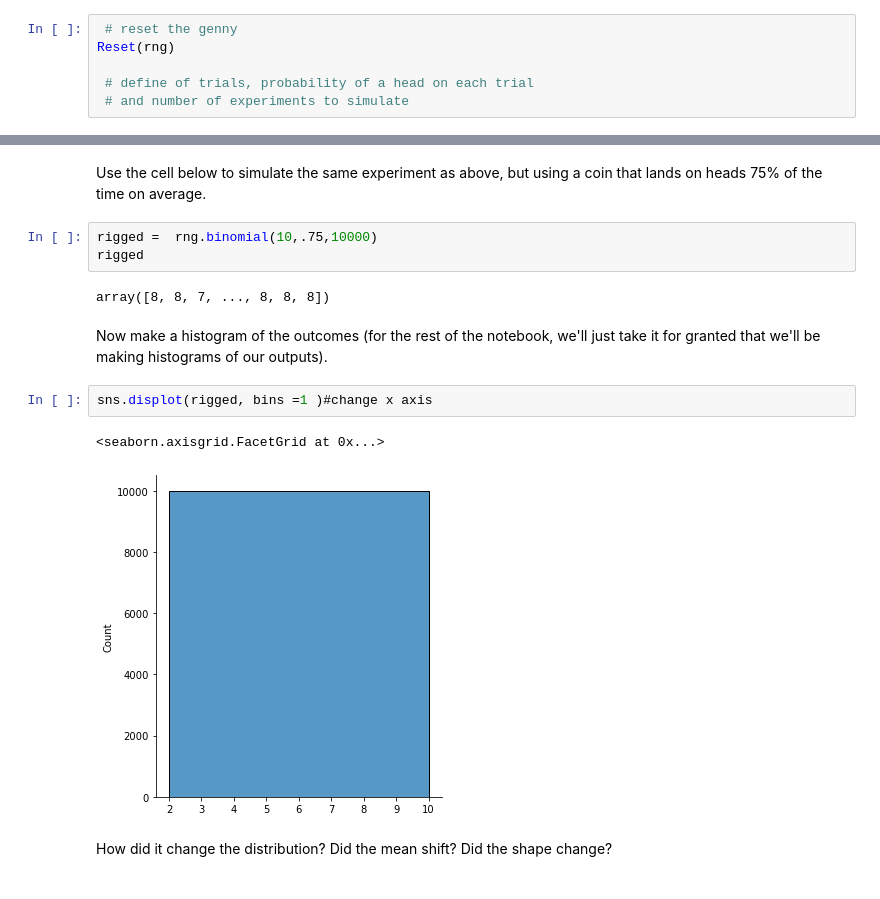
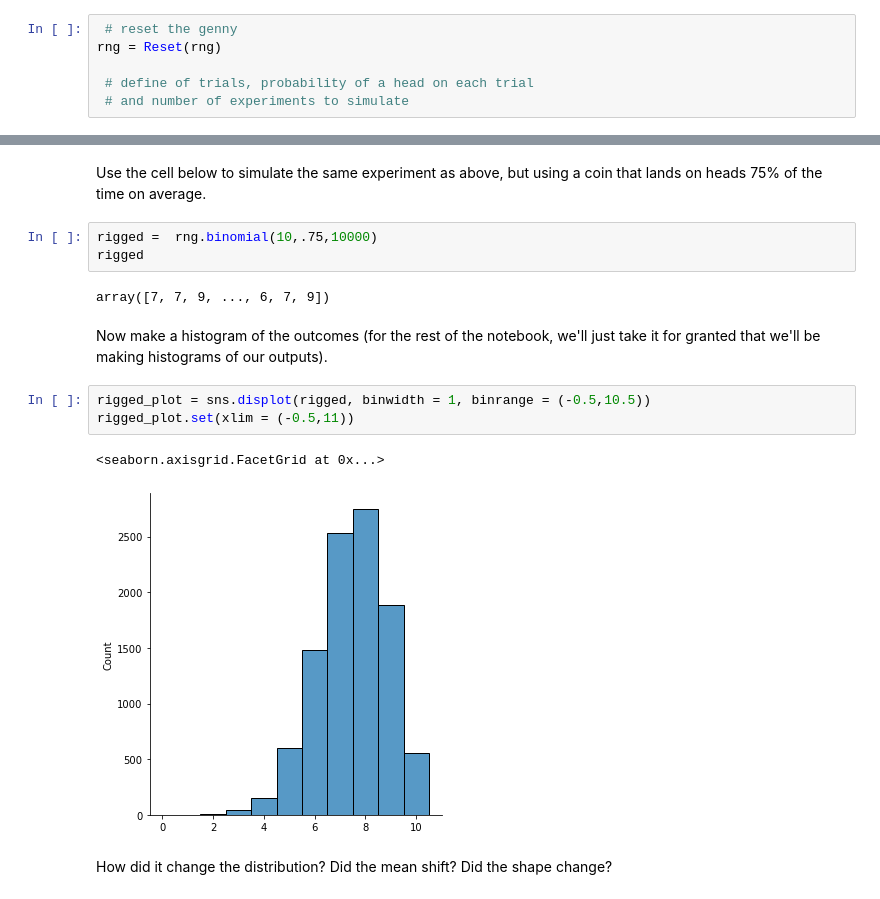
Before and after one commit to scingram1120/FDS-CourseTwo, a Jupyter notebook: t16.ipynb, the cells around one changed output, grey strips where cells are left out. Saved outputs shown, nothing was run; the diff lists cells and outputs as text.

```diff
--- a/t16.ipynb
+++ b/t16.ipynb
@@ -205,7 +203,7 @@ You might be thinking "time for a `for` loop!" right now. Great! The `for` loop
 In the cell below, take advatage of of this third argument to simulate 100000 experiments, each consisting of 10 flips of a fair coin. Assign the output to the name `n_heads` (i.e. `n_heads = rng.binomial...`).
 # %%
  # reset the genny
-Reset(rng)
+rng = Reset(rng)
 
  # define of trials, probability of a head on each trial
  # and number of experiments to simulate
@@ -269,14 +267,15 @@ Use the cell below to simulate the same experiment as above, but using a coin th
 rigged =  rng.binomial(10,.75,10000)
 rigged
 # %% [output]
-array([8, 8, 7, ..., 8, 8, 8])
+array([7, 7, 9, ..., 6, 7, 9])
 # %% [markdown]
 Now make a histogram of the outcomes (for the rest of the notebook, we'll just take it for granted that we'll be making histograms of our outputs).
 # %%
-sns.displot(rigged, bins =1 )#change x axis
+rigged_plot = sns.displot(rigged, binwidth = 1, binrange = (-0.5,10.5))
+rigged_plot.set(xlim = (-0.5,11))
 # %% [output]
 <seaborn.axisgrid.FacetGrid at 0x...>
-[figure, old version]
+[figure, new version]
 # %% [markdown]
 How did it change the distribution? Did the mean shift? Did the shape change?
 # %% [markdown]
```
Also changed, not shown: parts of 11 cells of this notebook.
